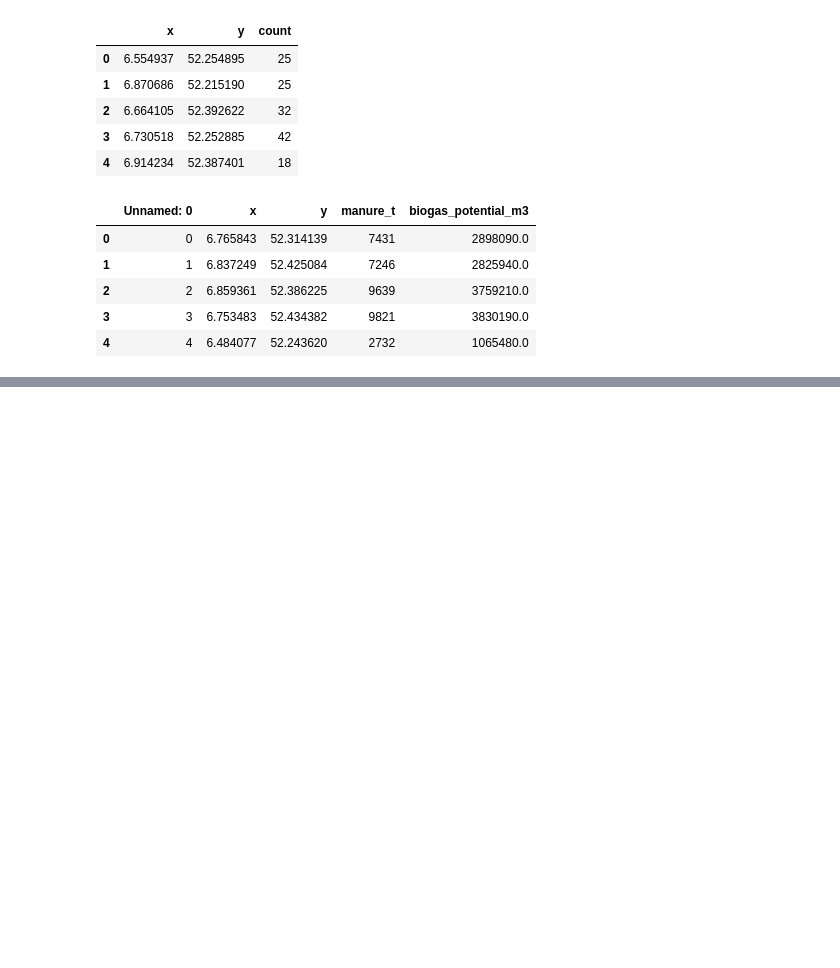
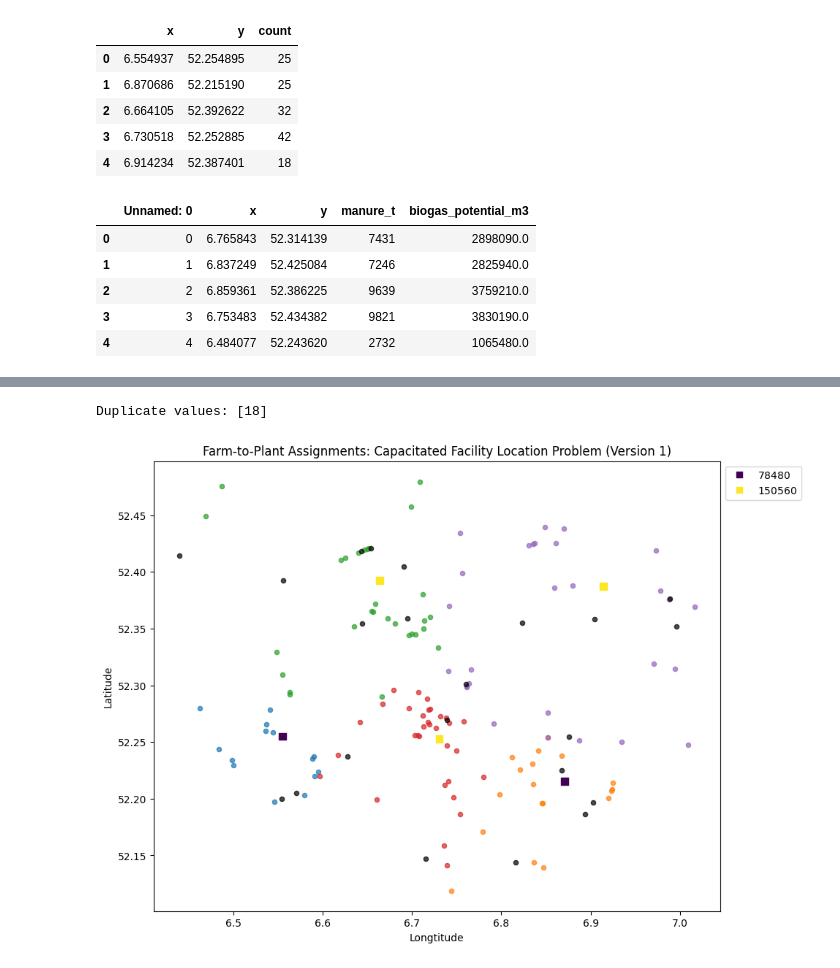
Before and after one commit to springonions-87/bioze_digital_mapping_tool, a Jupyter notebook: clustering/CFLP_v1.ipynb, the cells around one changed output, grey strips where cells are left out. Saved outputs shown, nothing was run; the diff lists cells and outputs as text; code cells hidden in the pictures; blank space fills up the shorter version.

Commit message:
Edits on cflp code

```diff
--- a/clustering/CFLP_v1.ipynb
+++ b/clustering/CFLP_v1.ipynb
@@ -217,0 +252,18 @@ assigned_farms
+# %%
+# Creating a list of all farms that are not assigned a plant
+assignment_to_check = []
+
+# Append the lists from the dictionary to the combined list
+for key in assigned_farms:
+    assignment_to_check.extend(assigned_farms[key])
+
+not_in_any_solution = []
+
+for index_value in farm.index:
+    if index_value not in assignment_to_check:
+        not_in_any_solution.append(index_value)
+
+    # for j in Plant:
+    #     assigned = assigned_farms[j]
+    #     if index_value not in assigned:
+    #         not_in_any_solution.append(index_value)
@@ -218,3 +278,63 @@ assigned_farms
+# %%
+# Check duplicates
+
+# Initialize a dictionary to store seen values
+seen = {}
+# Initialize a list to store duplicate values
+duplicates = []
+
+# Iterate through the list
+for item in assignment_to_check:
+    # If the item is already in the dictionary, it's a duplicate
+    if item in seen:
+        duplicates.append(item)
+    else:
+        seen[item] = True
+
+if duplicates:
+    print("Duplicate values:", duplicates)
+else:
+    print("There are no duplicates in the list.")
+# %% [output]
+Duplicate values: [18]
+# %%
+# Visualize the results
+plt.figure(figsize=(10, 8))
+
+for j in Plant:
+    assigned = assigned_farms[j]
+    plt.scatter([farm.loc[i, 'x'] for i in assigned], [farm.loc[i, 'y'] for i in assigned], label=f"Plant {j}", marker='o', s=20, alpha=0.7)
+    # plt.scatter([potential_digester_location.iloc[j, "x"] for j in Plant], [potential_digester_location[j, "y"] for j in Plant], color='red', label="Plant Locations", marker='s', s=100)
+
+for left_out in not_in_any_solution:
+    plt.scatter(farm.loc[left_out, 'x'], farm.loc[left_out, 'y'], marker='o', s=20, c='Black', alpha=0.7)
+
+scatter = plt.scatter(potential_digester_location['x'], potential_digester_location['y'], c=potential_digester_location['capacity'], label="Plant Locations", marker='s', s=50)
+# Add labels based on 'Label' column
+# for i, row in potential_digester_location.iterrows():
+#     plt.annotate(row['capacity'], (row['x'], row['y']), textcoords="offset points", xytext=(0, 10), ha='center')
+
+# Add labels and legend
+plt.xlabel("Longtitude")
+plt.ylabel("Latitude")
+plt.title("Farm-to-Plant Assignments: Capacitated Facility Location Problem (Version 1)")
+# plt.legend()
+legend = plt.legend(*scatter.legend_elements(), loc='upper left', bbox_to_anchor=(1.0, 1.0))
+
+# # Create a dictionary to map unique values to custom legend labels
+# custom_labels = {'A': 'Category 1', 'B': 'Category 2', 'C': 'Category 3'}
+
+# # Replace unique values with custom labels for the legend
+# legend_labels = [custom_labels[label] for label in df['Label'].unique()]
+
+# # Create the legend with custom labels
+# legend = plt.legend(handles=scatter.legend_elements()[0], labels=legend_labels, loc='upper left', bbox_to_anchor=(1.0, 1.0))
+
+plt.savefig(r"./cflp_v1.png", dpi=300)
+
+plt.show()
+# %% [output]
+[figure, added]
 # %%
 # Print Optimal
 print("Total Cost = ", value(prob.objective))
```
Also changed, not shown: parts of 19 cells of this notebook, 3 other files.
